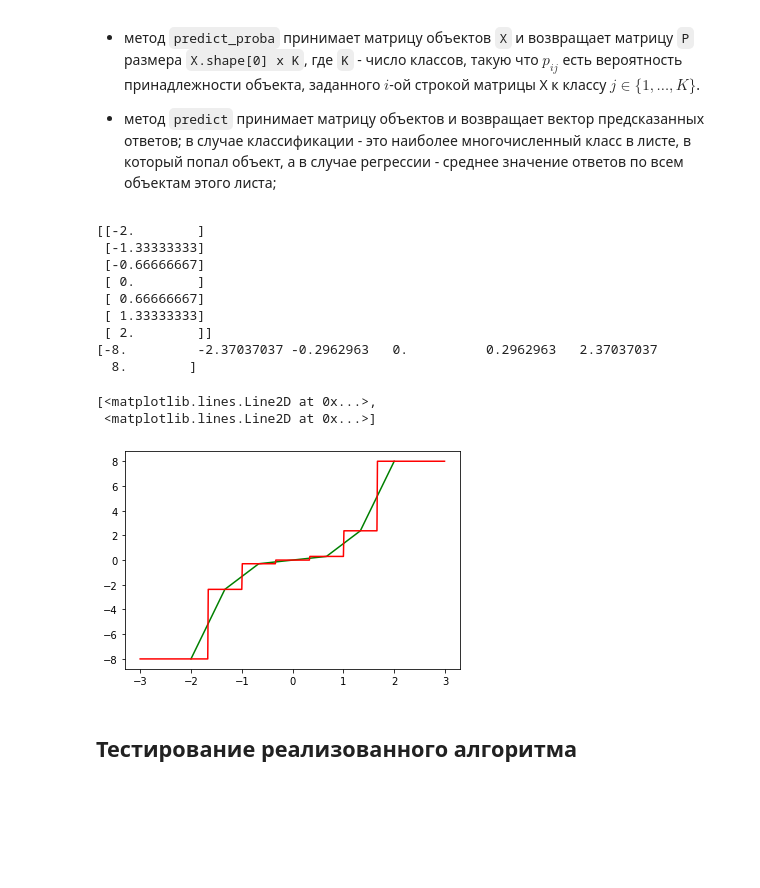
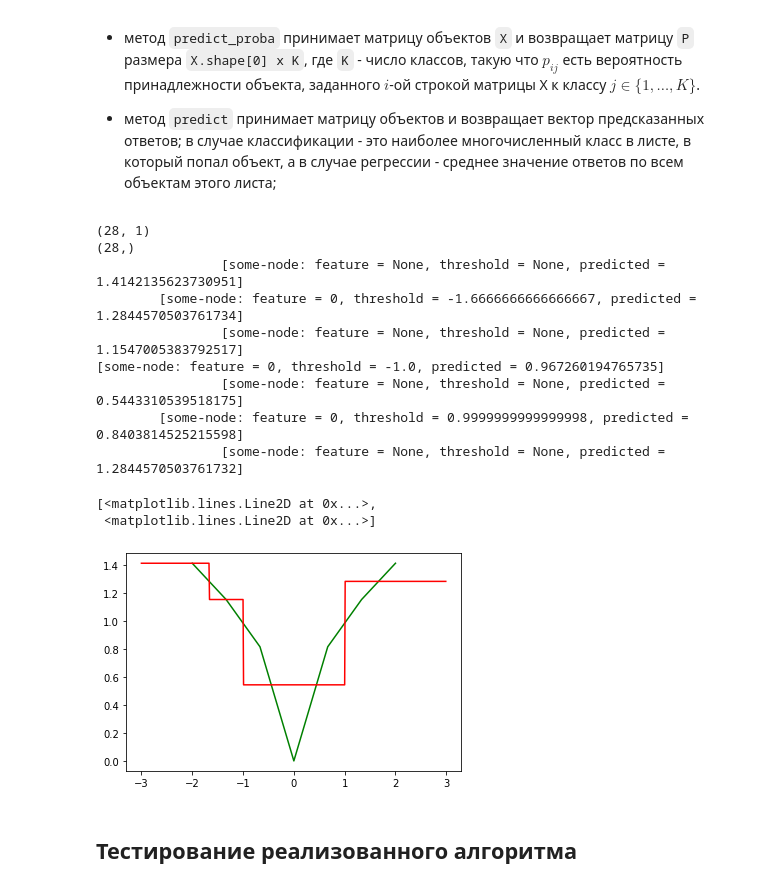
Before and after one commit to easterprince/Machine-Learning-Introduction, a Jupyter notebook: materials/homeworks/2_decision_tree_knn/hw3_optional_implement_dt.ipynb, the cells around one changed output. Cells and saved outputs as stored; diff of their text form; code cells hidden in the pictures; blank space fills up the shorter version.

```diff
--- a/materials/homeworks/2_decision_tree_knn/hw3_optional_implement_dt.ipynb
+++ b/materials/homeworks/2_decision_tree_knn/hw3_optional_implement_dt.ipynb
@@ -56,22 +56,22 @@ RANDOM_STATE = 17
 # %%
 def entropy(y):
     y = np.array(list(Counter(y).values())) / np.shape(y)[0]
-    result = -np.sum(y * np.log2(y))
+    result = -(y * np.log2(y)).sum()
     return result
 
 def gini(y):
     y = np.array(list(Counter(y).values())) / np.shape(y)[0]
-    result = 1 - np.sum(y ** 2)
+    result = 1 - (y ** 2).sum()
     return result
 
 def variance(y):
     y = np.array(y)
-    result = np.mean((y - np.mean(y)) ** 2)
+    result = ((y - y.mean()) ** 2).mean()
     return result
 
 def mad_median(y):
     y = np.array(y)
-    result = np.mean(np.abs(y - np.median(y)))
+    result = np.abs(y - np.median(y)).mean()
     return result
 
 
@@ -130,8 +130,8 @@ class DecisionTree(BaseEstimator):
 
             if self.testing_feature != None:
                 go_left = (X[:, self.testing_feature] < self.feature_threshold)
-                self.left_child = DecisionTree.TreeNode(tree, X[go_left], y[go_left], depth + 1)
-                self.right_child = DecisionTree.TreeNode(tree, X[~go_left], y[~go_left], depth + 1)
+                self.left_child = DecisionTree.TreeNode(tree, X[go_left], y[go_left], depth = depth + 1)
+                self.right_child = DecisionTree.TreeNode(tree, X[~go_left], y[~go_left], depth = depth + 1)
 
         def predict(self, X):
             y = np.zeros(shape = X.shape[0])
@@ -195,32 +195,33 @@ class DecisionTree(BaseEstimator):
         return self.__root.__str__()
 # %%
 X = np.linspace(-2, 2, 7)
-y = X ** 3
+X = np.sort(np.concatenate((X, X, X, X)))
+y = np.abs(X) ** 0.5
 X = X.reshape(-1, 1)
-print(X)
-print(y)
-print()
+print(X.shape)
+print(y.shape)
 
-decisionTree = DecisionTree(max_depth = 5, criterion = variance, prediction = interpolate)
+decisionTree = DecisionTree(max_depth = 2, criterion = variance, prediction = interpolate)
 decisionTree.fit(X, y)
+print(decisionTree)
 
 aaa = np.arange(-3, 3, 0.01).reshape((-1, 1))
 predicted = decisionTree.predict(aaa)
 
 plt.plot(X, y, 'g', aaa, predicted, 'r')
 # %% [output]
-[[-2.        ]
- [-1.33333333]
- [-0.66666667]
- [ 0.        ]
- [ 0.66666667]
- [ 1.33333333]
- [ 2.        ]]
-[-8.         -2.37037037 -0.2962963   0.          0.2962963   2.37037037
-  8.        ]
+(28, 1)
+(28,)
+                [some-node: feature = None, threshold = None, predicted = 1.4142135623730951]
+        [some-node: feature = 0, threshold = -1.6666666666666667, predicted = 1.2844570503761734]
+                [some-node: feature = None, threshold = None, predicted = 1.1547005383792517]
+[some-node: feature = 0, threshold = -1.0, predicted = 0.967260194765735]
+                [some-node: feature = None, threshold = None, predicted = 0.5443310539518175]
+        [some-node: feature = 0, threshold = 0.9999999999999998, predicted = 0.8403814525215598]
+                [some-node: feature = None, threshold = None, predicted = 1.2844570503761732]
 [<matplotlib.lines.Line2D at 0x...>,
  <matplotlib.lines.Line2D at 0x...>]
-[figure, old version]
+[figure, new version]
 # %% [markdown]
 ## Тестирование реализованного алгоритма
 # %% [markdown]
```
Also changed, not shown: parts of 4 cells of this notebook.
